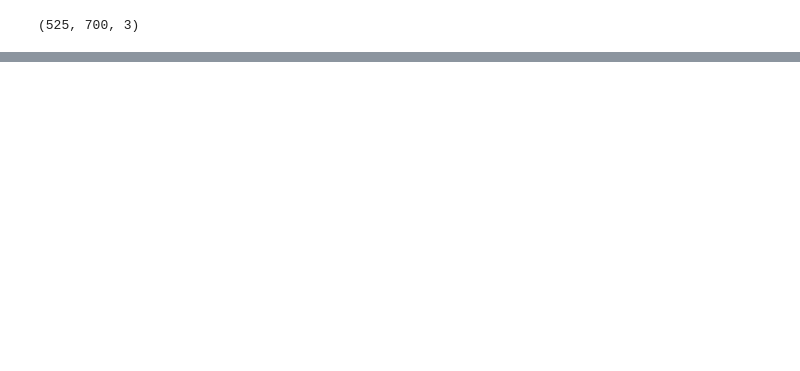
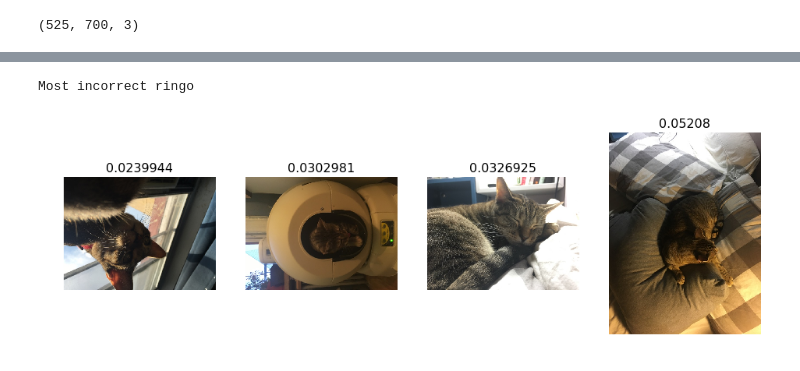
Before and after one commit to ktc312/Ringo_or_Kali, a Jupyter notebook: K_R_classifier.ipynb, the cells around one changed output, grey strips where cells are left out. Saved outputs shown, nothing was run; the diff lists cells and outputs as text; code cells hidden in the pictures; blank space fills up the shorter version.

```diff
--- a/K_R_classifier.ipynb
+++ b/K_R_classifier.ipynb
@@ -120,5 +166,8 @@ plot_val_with_title(most_by_correct(0, False), "Most incorrect cats")
 # %%
-plot_val_with_title(most_by_correct(1, False), "Most incorrect dogs")
+plot_val_with_title(most_by_correct(1, False), "Most incorrect ringo")
+# %% [output]
+Most incorrect ringo
+[figure, added]
 # %%
 most_uncertain = np.argsort(np.abs(probs -0.5))[:4]
 plot_val_with_title(most_uncertain, "Most uncertain predictions")
```
Also changed, not shown: parts of 16 cells of this notebook.
